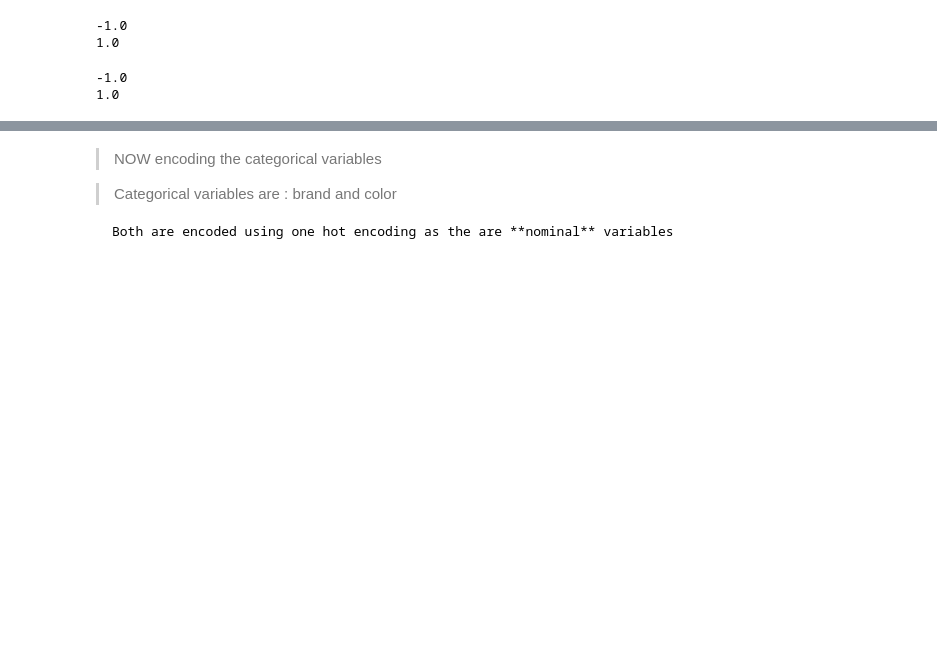
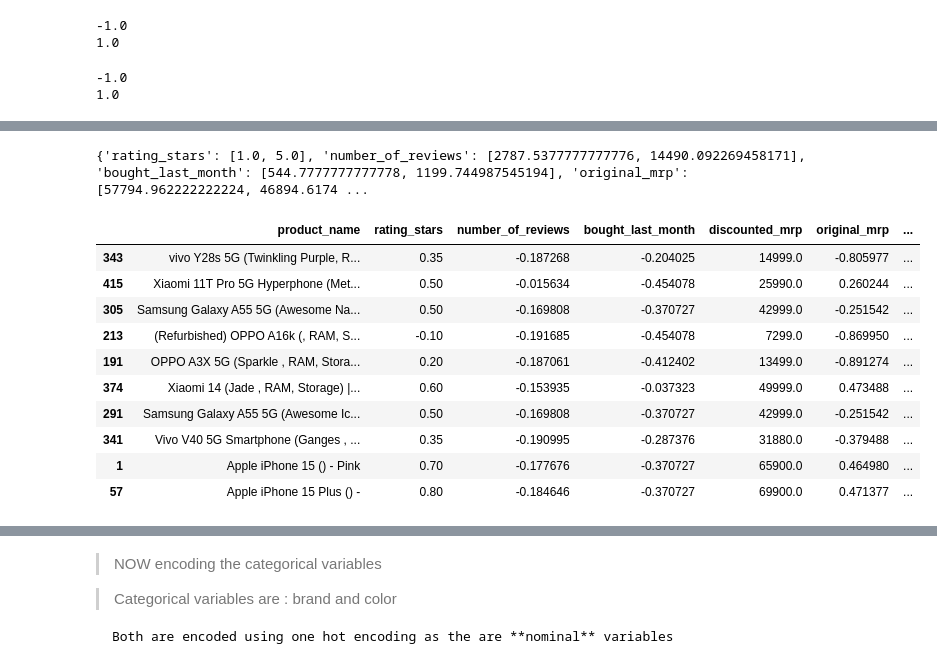
Before and after one commit to madhavJivani/EDA_Ecommerce, a Jupyter notebook: MODEL/scale_visualization.ipynb, the cells around one changed output, grey strips where cells are left out. Drawn from its saved outputs; the diff is of its cells as text; code cells hidden in the pictures; blank space fills up the shorter version.

```diff
--- a/MODEL/scale_visualization.ipynb
+++ b/MODEL/scale_visualization.ipynb
@@ -103,0 +122,27 @@ df.head()
+# %%
+import json
+
+# Convert tuples to lists
+scalers_json_ready = {key: list(value) for key, value in scalers.items()}
+
+print(scalers_json_ready)
+
+# Export to JSON file
+with open('scalers.json', 'w') as json_file:
+    json.dump(scalers_json_ready, json_file)
+# %% [output]
+{'rating_stars': [1.0, 5.0], 'number_of_reviews': [2787.5377777777776, 14490.092269458171], 'bought_last_month': [544.7777777777778, 1199.744987545194], 'original_mrp': [57794.962222222224, 46894.6174 ...
+# %%
+df.sample(n=10)
+# %% [output]
+|  | product_name | rating_stars | number_of_reviews | bought_last_month | discounted_mrp | original_mrp | ... |
+| 343 | vivo Y28s 5G (Twinkling Purple, R... | 0.35 | -0.187268 | -0.204025 | 14999.0 | -0.805977 | ... |
+| 415 | Xiaomi 11T Pro 5G Hyperphone (Met... | 0.50 | -0.015634 | -0.454078 | 25990.0 | 0.260244 | ... |
+| 305 | Samsung Galaxy A55 5G (Awesome Na... | 0.50 | -0.169808 | -0.370727 | 42999.0 | -0.251542 | ... |
+| 213 | (Refurbished) OPPO A16k (, RAM, S... | -0.10 | -0.191685 | -0.454078 | 7299.0 | -0.869950 | ... |
+| 191 | OPPO A3X 5G (Sparkle , RAM, Stora... | 0.20 | -0.187061 | -0.412402 | 13499.0 | -0.891274 | ... |
+| 374 | Xiaomi 14 (Jade , RAM, Storage) |... | 0.60 | -0.153935 | -0.037323 | 49999.0 | 0.473488 | ... |
+| 291 | Samsung Galaxy A55 5G (Awesome Ic... | 0.50 | -0.169808 | -0.370727 | 42999.0 | -0.251542 | ... |
+| 341 | Vivo V40 5G Smartphone (Ganges , ... | 0.35 | -0.190995 | -0.287376 | 31880.0 | -0.379488 | ... |
+| 1 | Apple iPhone 15 () - Pink | 0.70 | -0.177676 | -0.370727 | 65900.0 | 0.464980 | ... |
+| 57 | Apple iPhone 15 Plus () - | 0.80 | -0.184646 | -0.370727 | 69900.0 | 0.471377 | ... |
```
Also changed, not shown: parts of 25 cells of this notebook, 3 other files.
